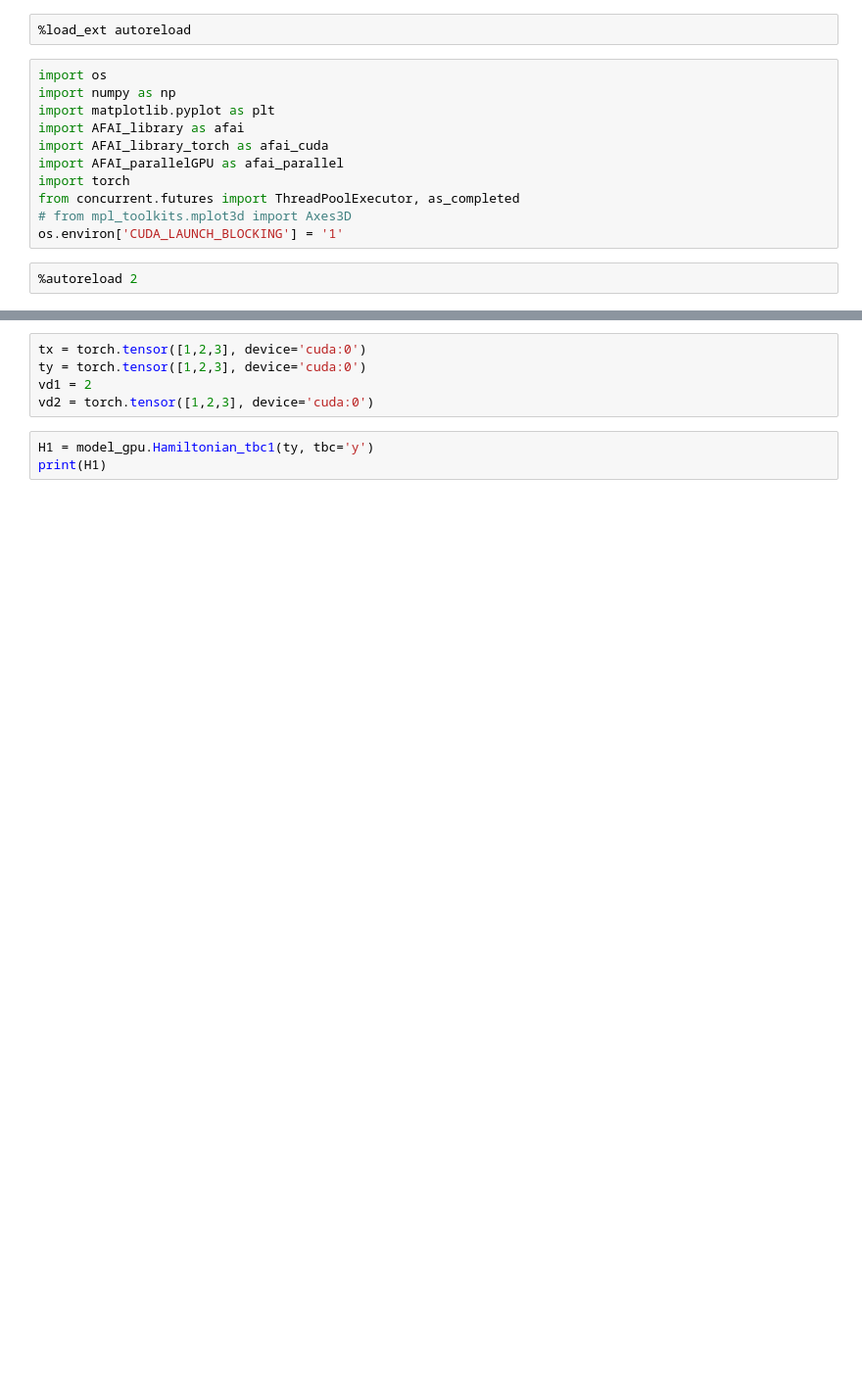
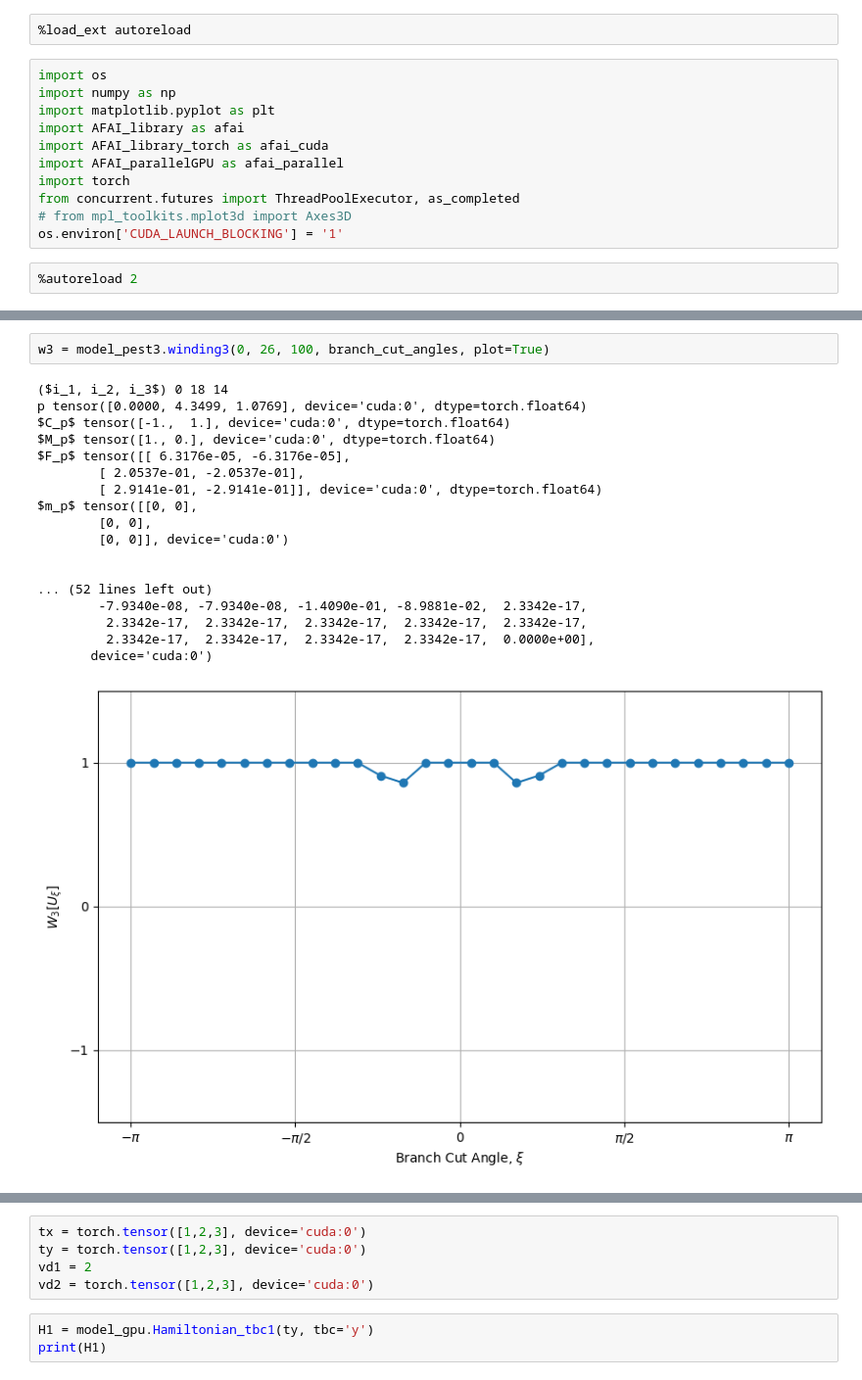
Before and after one commit to NGC2237-Clark/Topo_Loco_QCs, a Jupyter notebook: Floquet/AFAI_GPU_debugertbc.ipynb, the cells around one changed output, grey strips where cells are left out. Shown at 98% size. Cells and saved outputs as stored; diff of their text form; blank space fills up the shorter version.

```diff
--- a/Floquet/AFAI_GPU_debugertbc.ipynb
+++ b/Floquet/AFAI_GPU_debugertbc.ipynb
@@ -20,0 +67,21 @@ model_gpu = afai_parallel.tb_floquet_tbc_cuda(period, 1, hopping, 3,3)
+# %%
+w3 = model_pest3.winding3(0, 26, 100, branch_cut_angles, plot=True)
+# %% [output]
+($i_1, i_2, i_3$) 0 18 14
+p tensor([0.0000, 4.3499, 1.0769], device='cuda:0', dtype=torch.float64)
+$C_p$ tensor([-1.,  1.], device='cuda:0', dtype=torch.float64)
+$M_p$ tensor([1., 0.], device='cuda:0', dtype=torch.float64)
+$F_p$ tensor([[ 6.3176e-05, -6.3176e-05],
+        [ 2.0537e-01, -2.0537e-01],
+        [ 2.9141e-01, -2.9141e-01]], device='cuda:0', dtype=torch.float64)
+$m_p$ tensor([[0, 0],
+        [0, 0],
+        [0, 0]], device='cuda:0')
+
+
+... (52 lines left out)
+        -7.9340e-08, -7.9340e-08, -1.4090e-01, -8.9881e-02,  2.3342e-17,
+         2.3342e-17,  2.3342e-17,  2.3342e-17,  2.3342e-17,  2.3342e-17,
+         2.3342e-17,  2.3342e-17,  2.3342e-17,  2.3342e-17,  0.0000e+00],
+       device='cuda:0')
+[figure, added]
```
Also changed, not shown: parts of 11 cells of this notebook, 5 other files.
